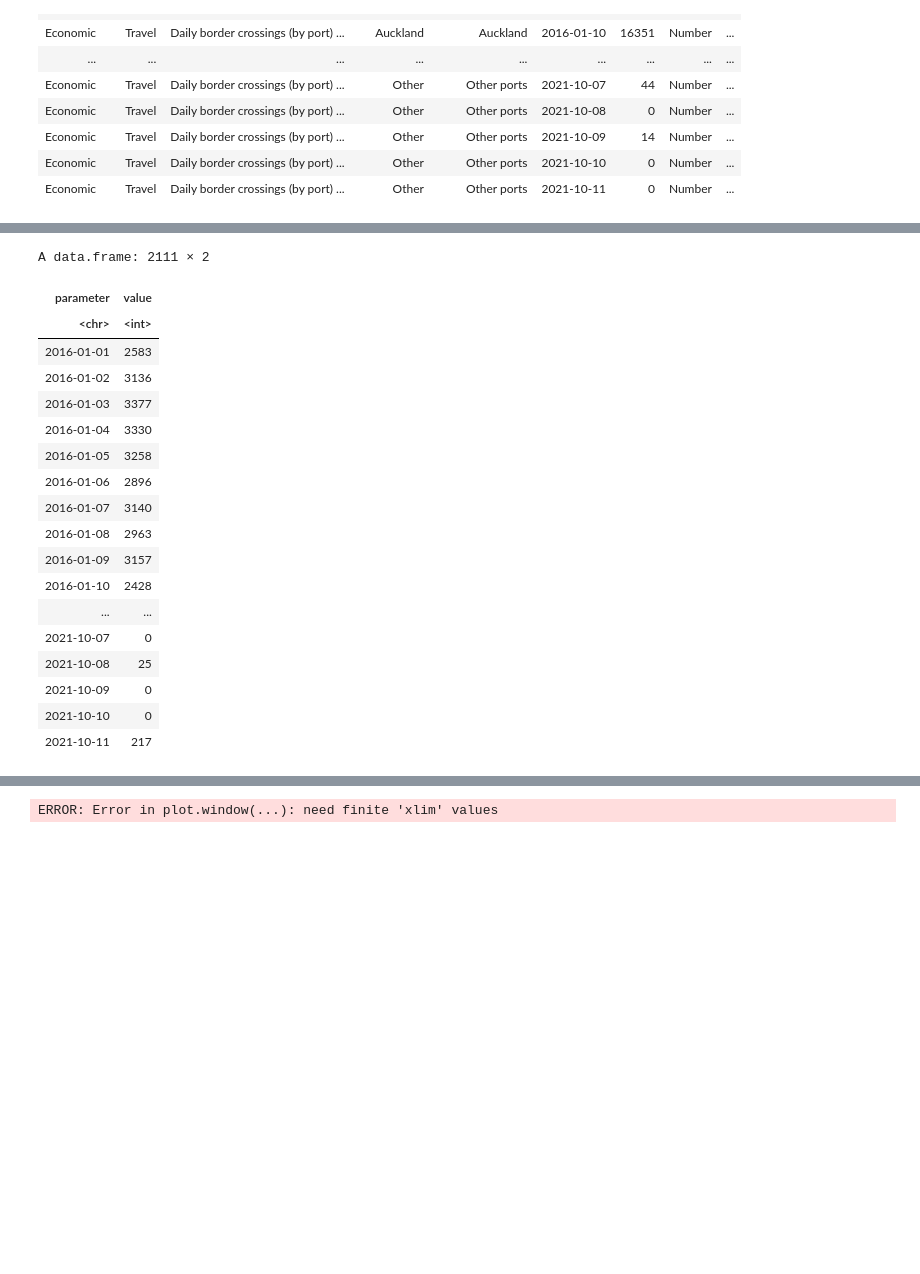
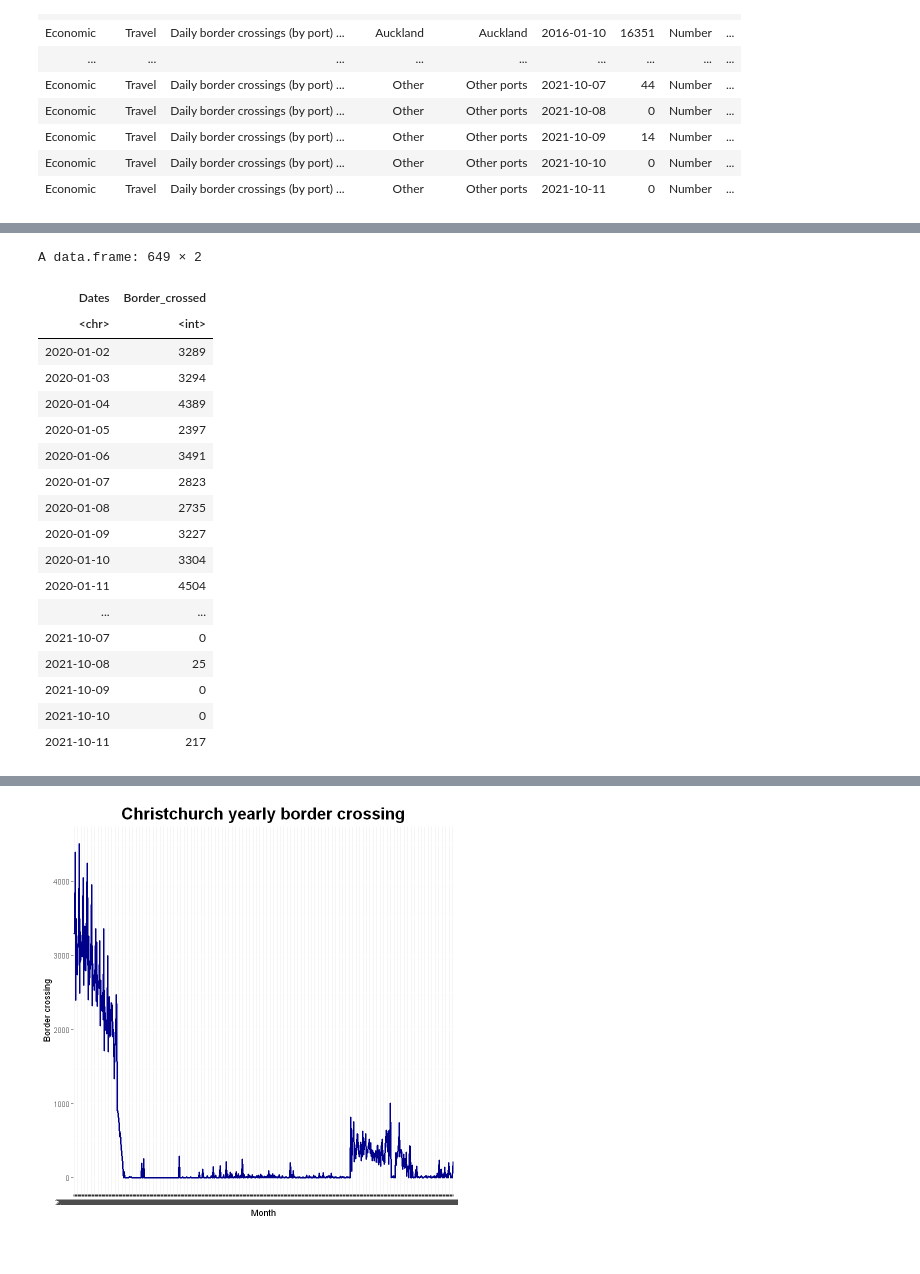
Before and after one commit to andyholmes1210/DATA201-Project, a Jupyter notebook: Border Crossings.ipynb, the cells around one changed output, grey strips where cells are left out. Drawn from its saved outputs; the diff is of its cells as text; code cells hidden in the pictures.

```diff
--- a/Border Crossings.ipynb
+++ b/Border Crossings.ipynb
@@ -100,6 +82,11 @@ A data.frame: 10555 × 9
 # %%
 border_region <- select(border_crossing, -category, -indicator_name, -ï..class, -units, -date_last_updated, -sub_series_name)
 
+border_region <- border_region %>% rename(
+    City = series_name,
+    Dates = parameter,
+    Border_crossed = value)
+
 border_region
 # %% [output]
 A data.frame: 10555 × 3
@@ -162,25 +149,27 @@ the group aesthetic?
 # %%
 border_christchurch <- border_region %>%
-    filter(series_name == "Christchurch")
-#border_christchurch
+    filter(City == "Christchurch",
+          Dates > "2020-01-01")
+#border_auckland
 
-border_christchurch <- select(border_christchurch, -series_name)
+border_christchurch <- select(border_christchurch, -City)
+border_christchurch[is.na(border_christchurch)] <- 0
 
 border_christchurch
 # %% [output]
-A data.frame: 2111 × 2
+A data.frame: 649 × 2
-| parameter | value |
+| Dates | Border_crossed |
 | <chr> | <int> |
-| 2016-01-01 | 2583 |
-| 2016-01-02 | 3136 |
-| 2016-01-03 | 3377 |
-| 2016-01-04 | 3330 |
-| 2016-01-05 | 3258 |
-| 2016-01-06 | 2896 |
-| 2016-01-07 | 3140 |
-| 2016-01-08 | 2963 |
-| 2016-01-09 | 3157 |
-| 2016-01-10 | 2428 |
+| 2020-01-02 | 3289 |
+| 2020-01-03 | 3294 |
+| 2020-01-04 | 4389 |
+| 2020-01-05 | 2397 |
+| 2020-01-06 | 3491 |
+| 2020-01-07 | 2823 |
+| 2020-01-08 | 2735 |
+| 2020-01-09 | 3227 |
+| 2020-01-10 | 3304 |
+| 2020-01-11 | 4504 |
 | ... | ... |
 | 2021-10-07 | 0 |
 | 2021-10-08 | 25 |
@@ -188,10 +177,9 @@ A data.frame: 2111 × 2
 | 2021-10-10 | 0 |
 | 2021-10-11 | 217 |
 # %%
-border_christchurch_graph <- plot(border_christchurch,
-                              type = "o",
-                             col = "blue",
-                             xlab = "Year",
-                             ylab = "Number",
-                             main = "Christchurch airport yearly border crossings")
+ggplot(border_christchurch, aes(x=Dates, y=Border_crossed, group=1)) +
+        geom_line(colour = "darkblue", size = 1) +
+        labs(x="Month", y="Border crossing") +
+        ggtitle('Christchurch yearly border crossing') +
+        theme(plot.title = element_text(size=20, face="bold", hjust=0.5))
 # %% [output]
@@ -204,4 +186,3 @@ Warning message in max(x):
-ERROR: Error in plot.window(...): need finite 'xlim' values
-[figure, old version]
+[figure, new version]
 # %%
 border_queenstown <- border_region %>%
```
Also changed, not shown: parts of 11 cells of this notebook.
